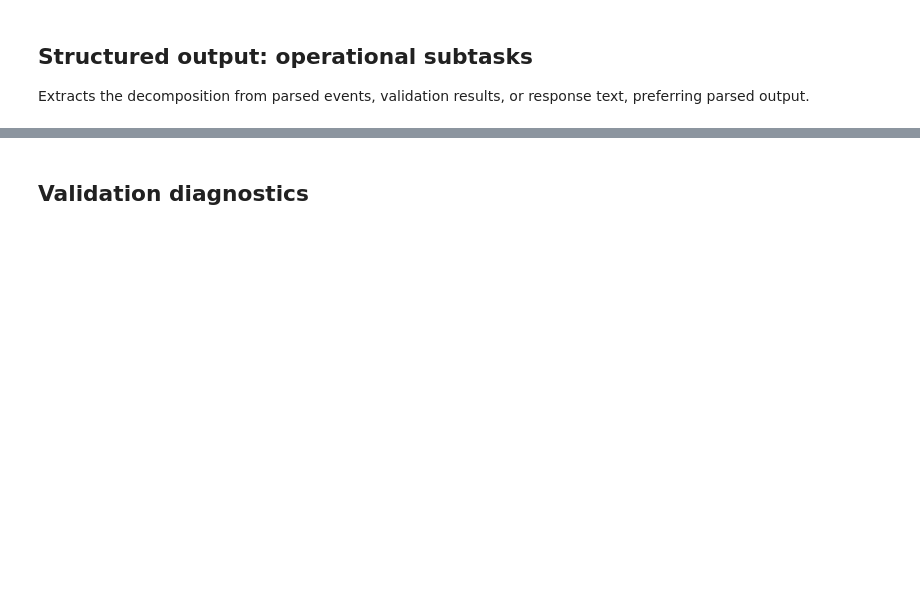
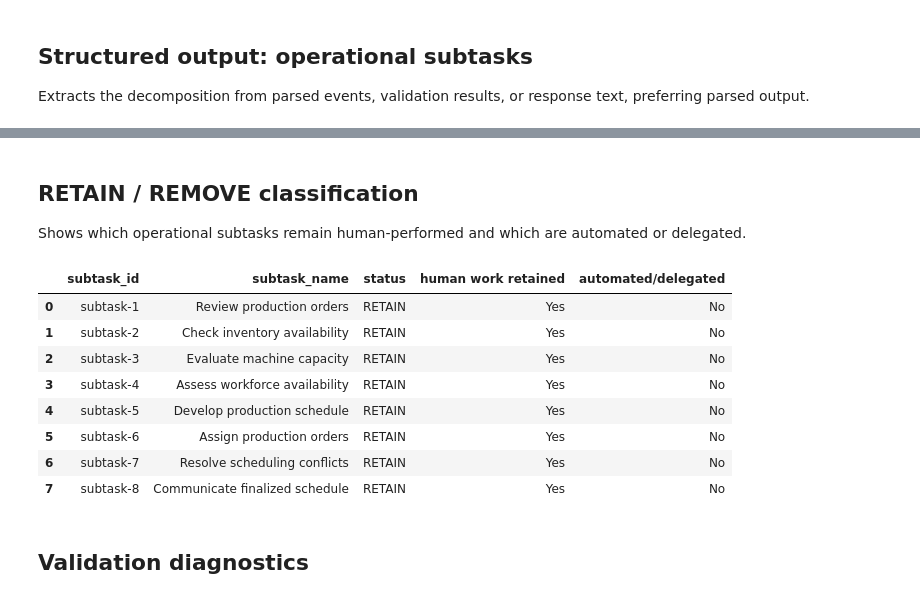
Before and after one commit to xfzhang823/task-decomposition, a Jupyter notebook: jsonl_trace_explorer.ipynb, the cells around one changed output, grey strips where cells are left out. Cells and saved outputs as stored; diff of their text form; code cells hidden in the pictures; blank space fills up the shorter version.

Commit message:
Simplify JSONL trace notebook viewer

```diff
--- a/jsonl_trace_explorer.ipynb
+++ b/jsonl_trace_explorer.ipynb
@@ -178,5 +208,50 @@ else: print('No operational_subtasks object found in this trace.')
-# %% [markdown]
-## Validation diagnostics
+# %% [markdown]
+## RETAIN / REMOVE classification
+Shows which operational subtasks remain human-performed and which are automated or delegated.
+# %%
+def find_classification(obj):
+    if isinstance(obj, dict):
+        rows = obj.get('classified_subtasks')
+        if isinstance(rows, list): return obj
+        for value in obj.values():
+            found = find_classification(value)
+            if found is not None: return found
+    elif isinstance(obj, list):
+        for value in obj:
+            found = find_classification(value)
+            if found is not None: return found
+    elif isinstance(obj, str):
+        try: return find_classification(json.loads(obj))
+        except (ValueError, TypeError): pass
+    return None
+
+classification = next((found for event in events if (found := find_classification(event.get('data', {}))) is not None), None)
+if classification:
+    names = {row.get('subtask_id'): row.get('subtask_name') for row in decomposition.get('operational_subtasks', [])} if decomposition else {}
+    rows = []
+    for row in classification['classified_subtasks']:
+        decision = str(row.get('classification', '')).upper()
+        rows.append({
+            'subtask_id': row.get('subtask_id'),
+            'subtask_name': row.get('subtask_name') or names.get(row.get('subtask_id'), ''),
+            'status': decision,
+            'human work retained': 'Yes' if decision == 'RETAIN' else 'No',
+            'automated/delegated': 'Yes' if decision == 'REMOVE' else 'No',
+        })
+    display(pd.DataFrame(rows).style.set_properties(**{'text-align':'left','white-space':'pre-wrap'}))
+else: print('No RETAIN/REMOVE classification found in this trace.')
+# %% [output]
+|  | subtask_id | subtask_name | status | human work retained | automated/delegated |
+| 0 | subtask-1 | Review production orders | RETAIN | Yes | No |
+| 1 | subtask-2 | Check inventory availability | RETAIN | Yes | No |
+| 2 | subtask-3 | Evaluate machine capacity | RETAIN | Yes | No |
+| 3 | subtask-4 | Assess workforce availability | RETAIN | Yes | No |
+| 4 | subtask-5 | Develop production schedule | RETAIN | Yes | No |
+| 5 | subtask-6 | Assign production orders | RETAIN | Yes | No |
+| 6 | subtask-7 | Resolve scheduling conflicts | RETAIN | Yes | No |
+| 7 | subtask-8 | Communicate finalized schedule | RETAIN | Yes | No |
+# %% [markdown]
+## Validation diagnostics
 # %%
 diagnostics=[]
 for e in events:
```
Also changed, not shown: parts of 8 cells of this notebook.
